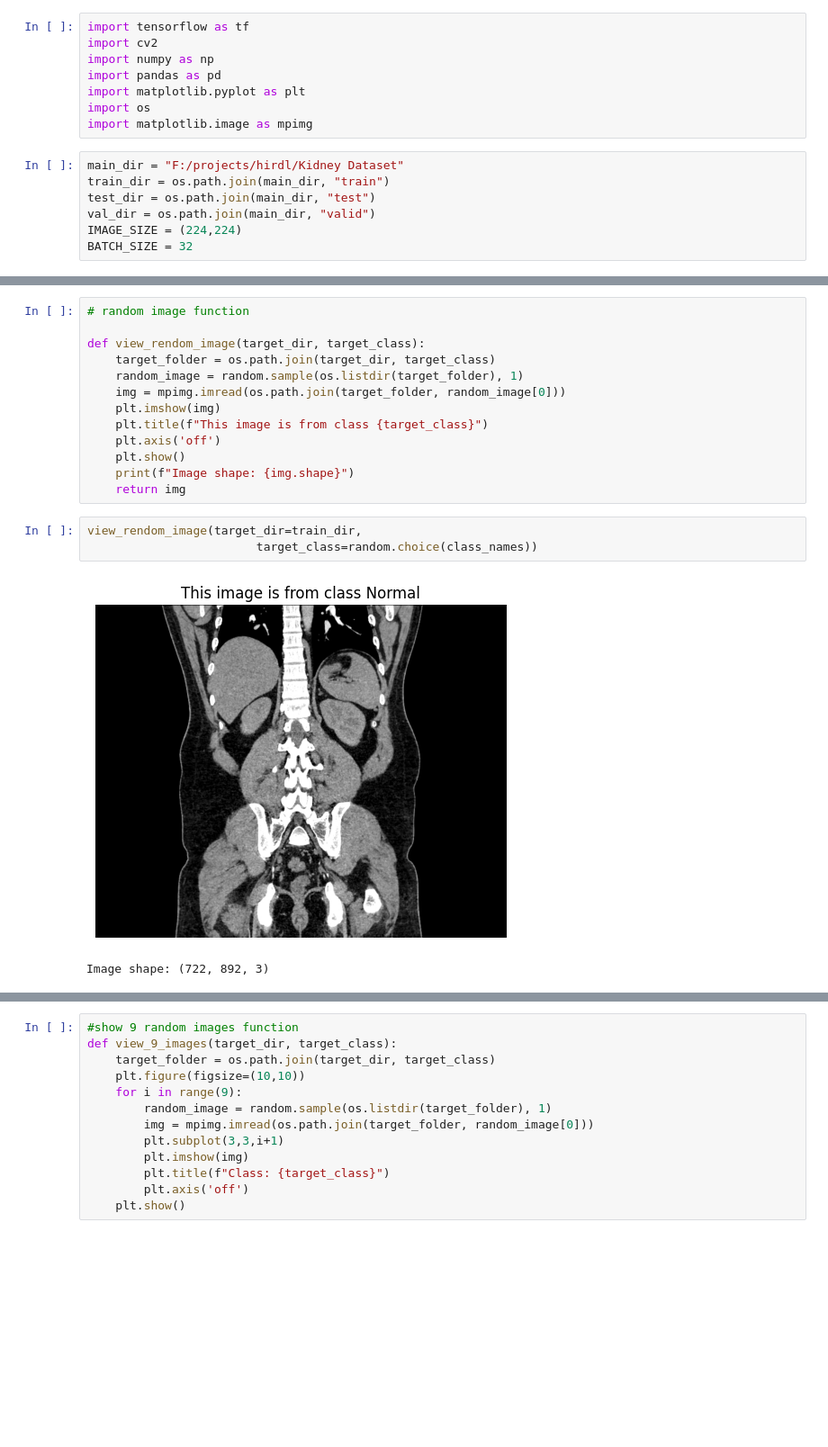
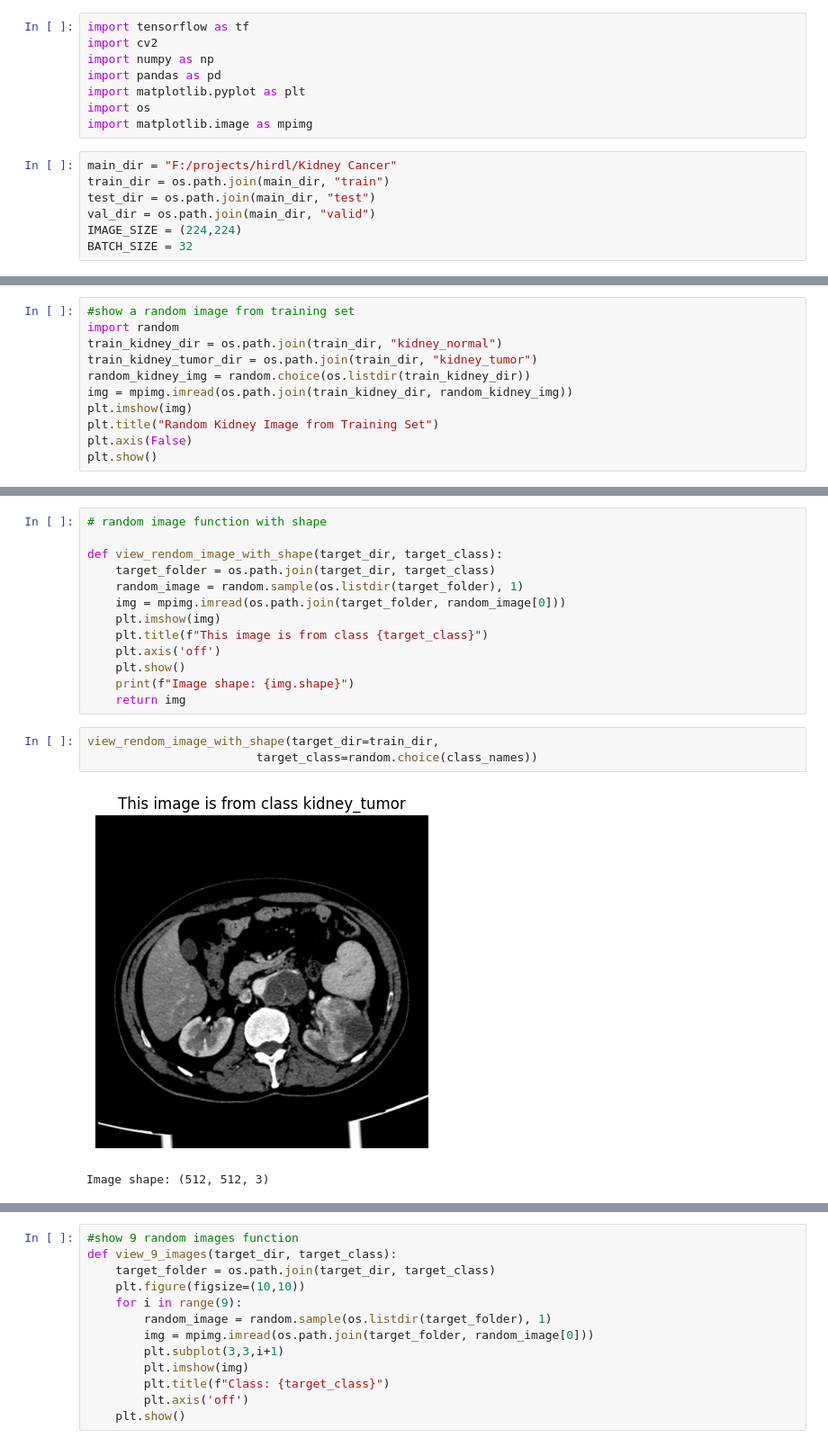
Before and after one commit to Samiul1902/kidney_cancer_detection_project, a Jupyter notebook: kidney_segment.ipynb, the cells around one changed output, grey strips where cells are left out. Shown at 90% size. Drawn from its saved outputs; the diff is of its cells as text; blank space fills up the shorter version.

```diff
--- a/kidney_segment.ipynb
+++ b/kidney_segment.ipynb
@@ -7,7 +7,7 @@ import matplotlib.pyplot as plt
 import os
 import matplotlib.image as mpimg
 # %%
-main_dir = "F:/projects/hirdl/Kidney Dataset"
+main_dir = "F:/projects/hirdl/Kidney Cancer"
 train_dir = os.path.join(main_dir, "train")
 test_dir = os.path.join(main_dir, "test")
 val_dir = os.path.join(main_dir, "valid")
@@ -50,0 +40,11 @@ plt.show()
+# %%
+#show a random image from training set
+import random
+train_kidney_dir = os.path.join(train_dir, "kidney_normal")
+train_kidney_tumor_dir = os.path.join(train_dir, "kidney_tumor")
+random_kidney_img = random.choice(os.listdir(train_kidney_dir))
+img = mpimg.imread(os.path.join(train_kidney_dir, random_kidney_img))
+plt.imshow(img)
+plt.title("Random Kidney Image from Training Set")
+plt.axis(False)
+plt.show()
@@ -61,7 +63,7 @@ print(class_names)
 # %%
-# random image function
+# random image function with shape
 
-def view_rendom_image(target_dir, target_class):
+def view_rendom_image_with_shape(target_dir, target_class):
     target_folder = os.path.join(target_dir, target_class)
     random_image = random.sample(os.listdir(target_folder), 1)
     img = mpimg.imread(os.path.join(target_folder, random_image[0]))
@@ -72,11 +74,11 @@ def view_rendom_image(target_dir, target_class):
     print(f"Image shape: {img.shape}")
     return img
 # %%
-view_rendom_image(target_dir=train_dir,
+view_rendom_image_with_shape(target_dir=train_dir,
                         target_class=random.choice(class_names))
 # %% [output]
-[figure, old version]
+[figure, new version]
-Image shape: (722, 892, 3)
+Image shape: (512, 512, 3)
 array([[[0, 0, 0],
         [0, 0, 0],
         [0, 0, 0],
```
Also changed, not shown: parts of 14 cells of this notebook.
